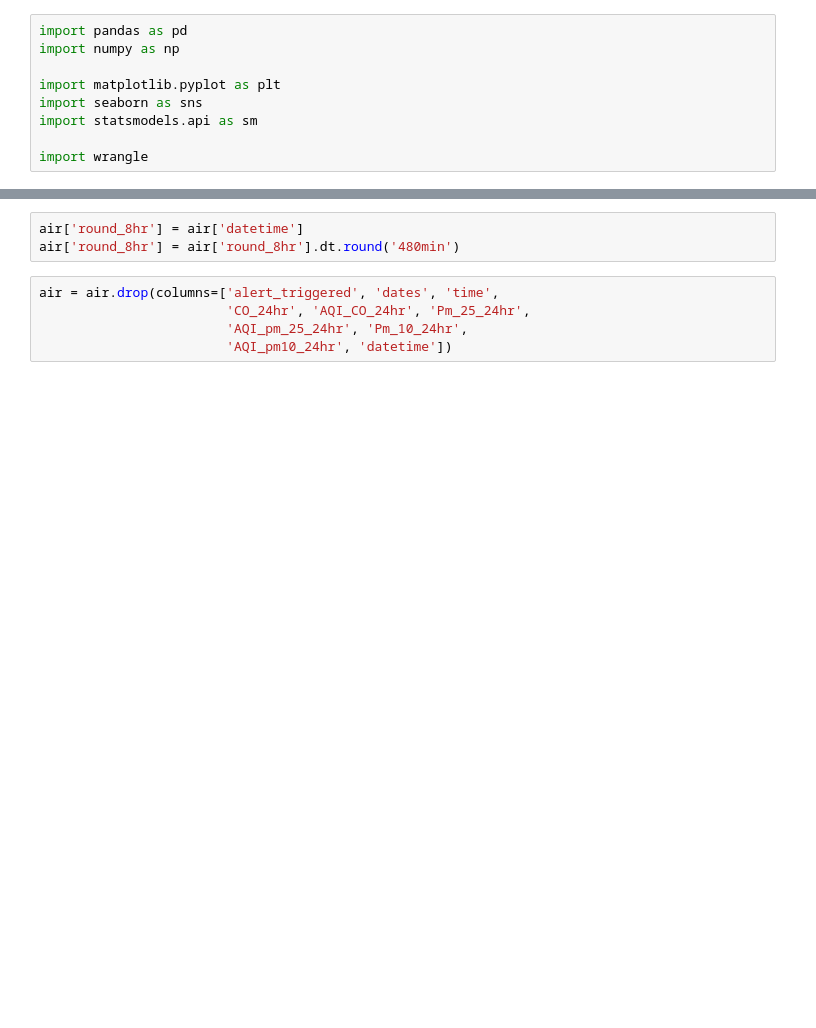
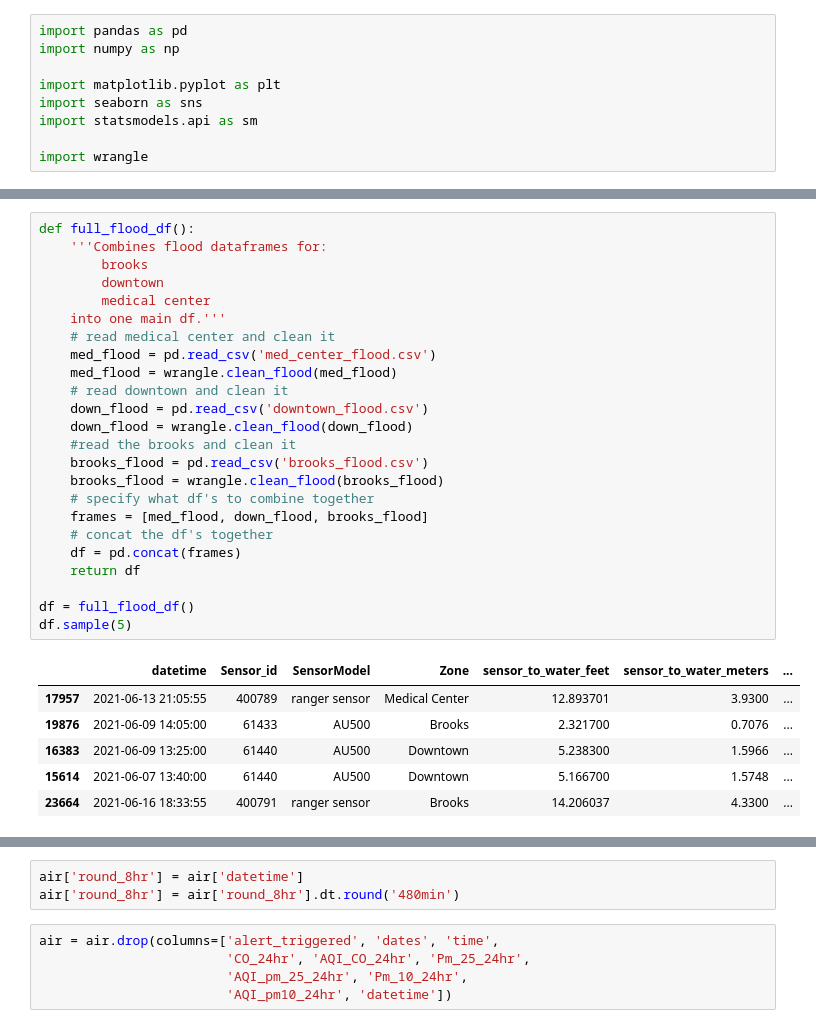
Before and after one commit to slc-data/2021-datathon, a Jupyter notebook: workbooks/caitlyn/air_rounding.ipynb, the cells around one changed output, grey strips where cells are left out. Cells and saved outputs as stored; diff of their text form; blank space fills up the shorter version.

```diff
--- a/workbooks/caitlyn/air_rounding.ipynb
+++ b/workbooks/caitlyn/air_rounding.ipynb
@@ -16,0 +42,31 @@ air.head(1)
+# %%
+def full_flood_df():
+    '''Combines flood dataframes for:
+        brooks
+        downtown
+        medical center
+    into one main df.'''
+    # read medical center and clean it
+    med_flood = pd.read_csv('med_center_flood.csv')
+    med_flood = wrangle.clean_flood(med_flood)
+    # read downtown and clean it
+    down_flood = pd.read_csv('downtown_flood.csv')
+    down_flood = wrangle.clean_flood(down_flood)
+    #read the brooks and clean it
+    brooks_flood = pd.read_csv('brooks_flood.csv')
+    brooks_flood = wrangle.clean_flood(brooks_flood)
+    # specify what df's to combine together
+    frames = [med_flood, down_flood, brooks_flood]
+    # concat the df's together
+    df = pd.concat(frames)
+    return df
+
+df = full_flood_df()
+df.sample(5)
+# %% [output]
+|  | datetime | Sensor_id | SensorModel | Zone | sensor_to_water_feet | sensor_to_water_meters | ... |
+| 17957 | 2021-06-13 21:05:55 | 400789 | ranger sensor | Medical Center | 12.893701 | 3.9300 | ... |
+| 19876 | 2021-06-09 14:05:00 | 61433 | AU500 | Brooks | 2.321700 | 0.7076 | ... |
+| 16383 | 2021-06-09 13:25:00 | 61440 | AU500 | Downtown | 5.238300 | 1.5966 | ... |
+| 15614 | 2021-06-07 13:40:00 | 61440 | AU500 | Downtown | 5.166700 | 1.5748 | ... |
+| 23664 | 2021-06-16 18:33:55 | 400791 | ranger sensor | Brooks | 14.206037 | 4.3300 | ... |
```
Also changed, not shown: parts of 15 cells of this notebook.
